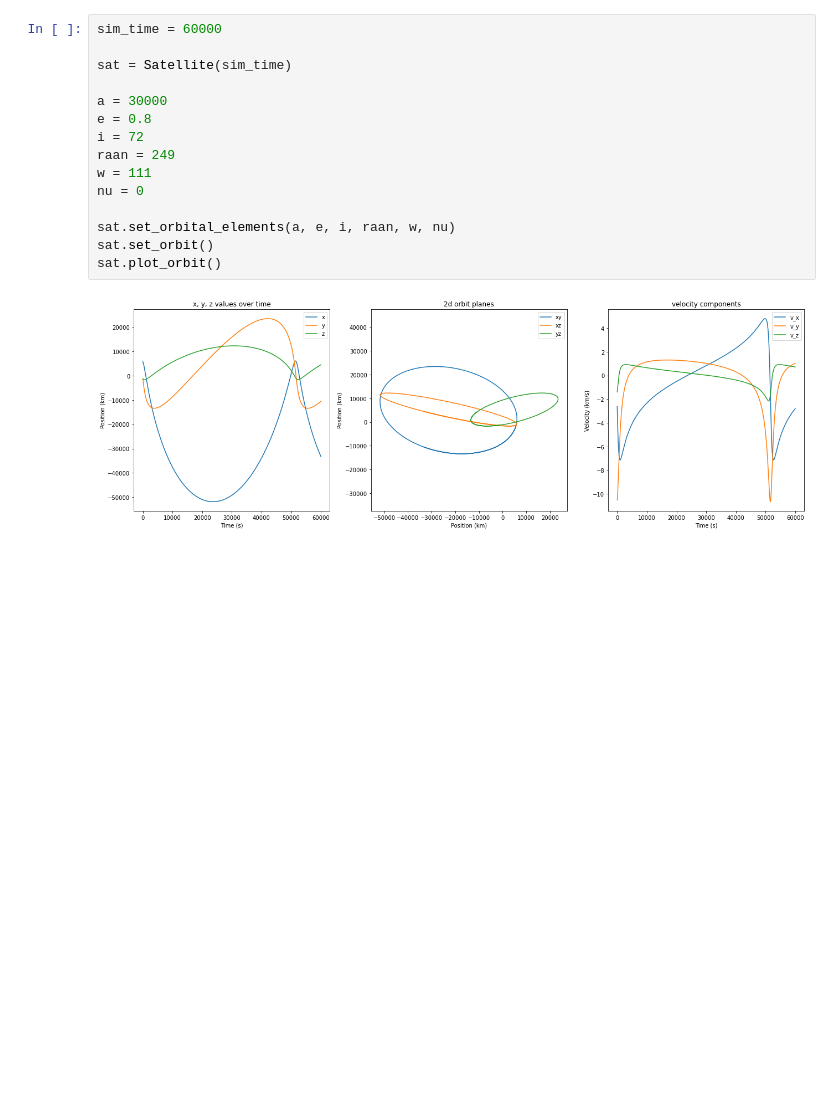
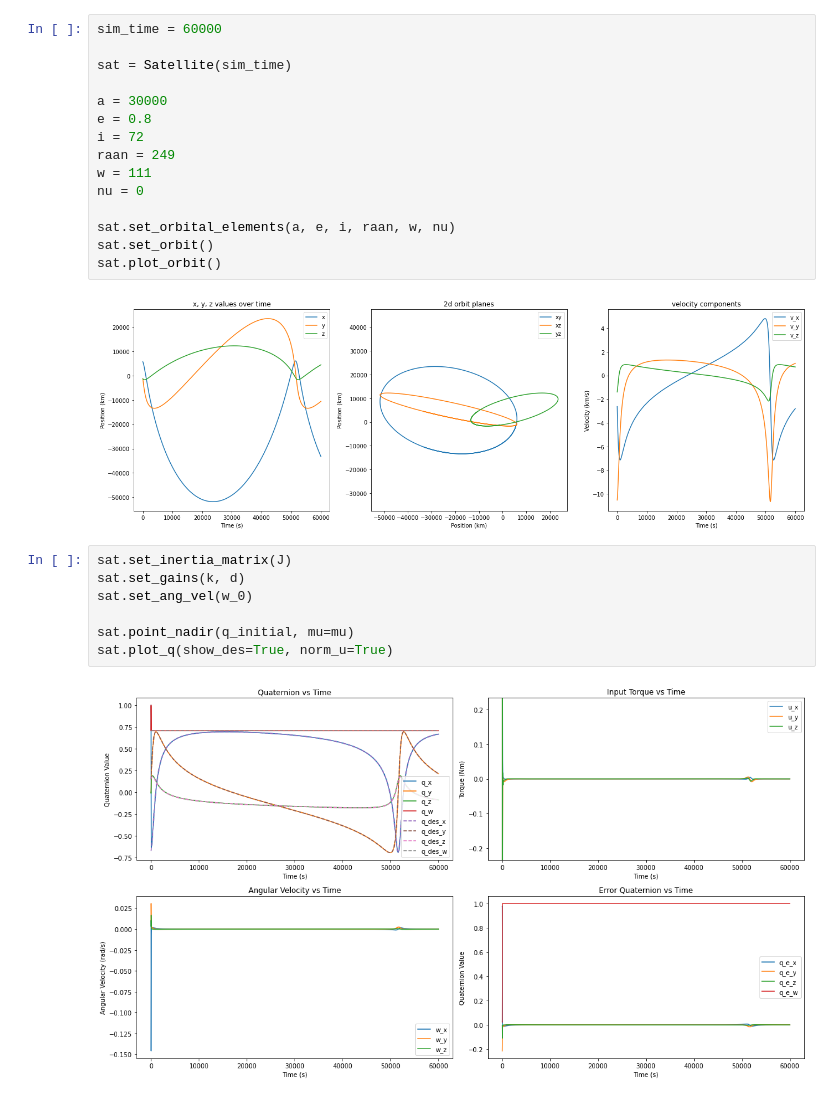
Before and after one commit to vladdp/padcs, a Jupyter notebook: orbit_tests.ipynb, the cells around one changed output. Saved outputs shown, nothing was run; the diff lists cells and outputs as text; blank space fills up the shorter version.

```diff
--- a/orbit_tests.ipynb
+++ b/orbit_tests.ipynb
@@ -59,3 +90,12 @@ sat.set_orbit()
 sat.plot_orbit()
 # %% [output]
 [figure]
+# %%
+sat.set_inertia_matrix(J)
+sat.set_gains(k, d)
+sat.set_ang_vel(w_0)
+
+sat.point_nadir(q_initial, mu=mu)
+sat.plot_q(show_des=True, norm_u=True)
+# %% [output]
+[figure, added]
```
Also changed, not shown: parts of 5 cells of this notebook, 2 other files.
